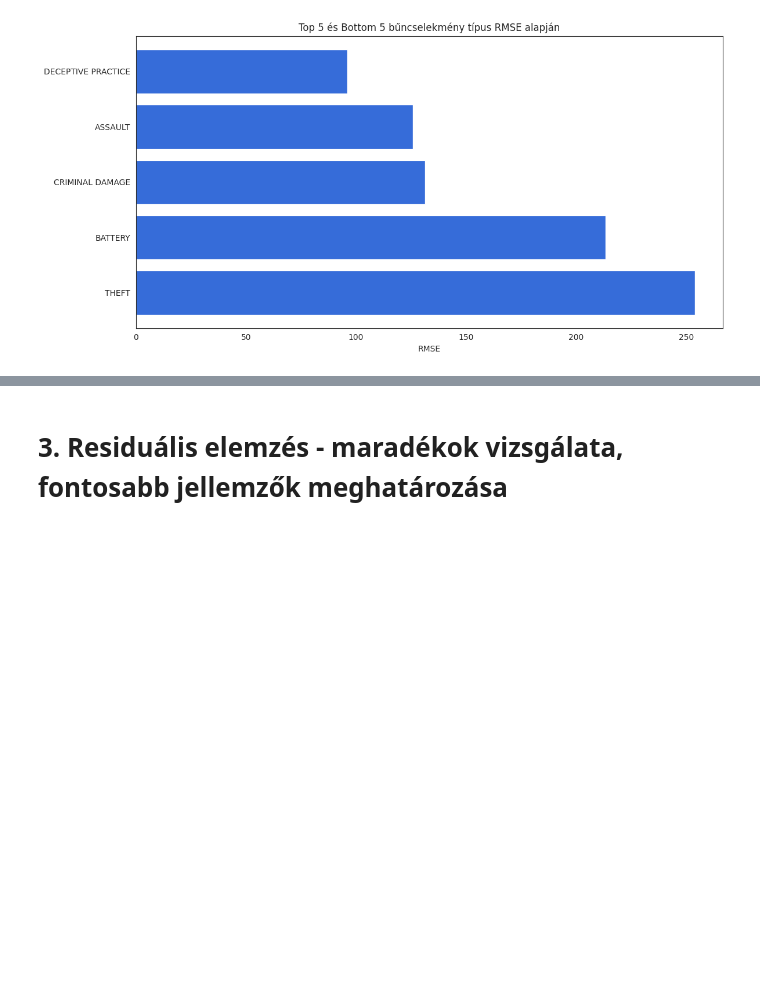
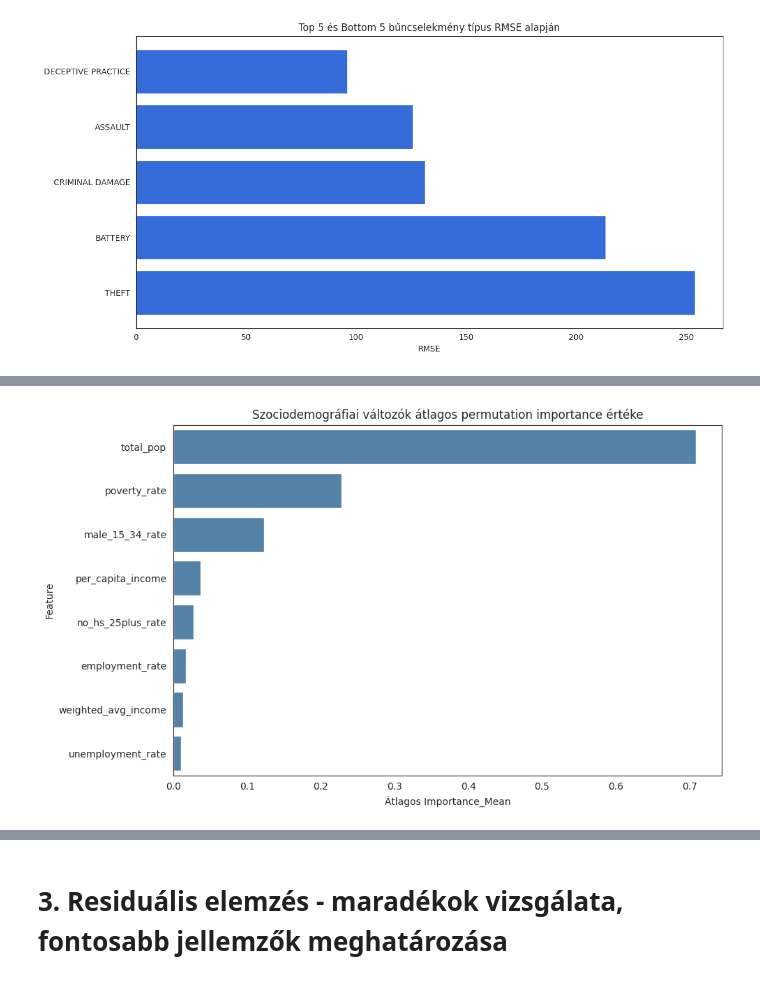
Before and after one commit to enikogyorfi/Szakdolgozat, a Jupyter notebook: Szocdem adatok.ipynb, the cells around one changed output, grey strips where cells are left out. Saved outputs shown, nothing was run; the diff lists cells and outputs as text; code cells hidden in the pictures; blank space fills up the shorter version.

```diff
--- a/Szocdem adatok.ipynb
+++ b/Szocdem adatok.ipynb
@@ -457,0 +584,19 @@ plt.show()
+# %%
+summary_imp = (
+    df_socio
+    .groupby("Feature")["Importance_Mean"]
+    .mean()
+    .reset_index()
+    .sort_values("Importance_Mean", ascending=False)
+)
+
+plt.figure(figsize=(10, 6))
+sns.barplot(data=summary_imp, x="Importance_Mean", y="Feature", color="steelblue")
+plt.title("Szociodemográfiai változók átlagos permutation importance értéke")
+plt.xlabel("Átlagos Importance_Mean")
+plt.ylabel("Feature")
+plt.tight_layout()
+plt.savefig("docs/Szakdolgozat docs/Images/Results_img/mean_socio_feature_importance.png", dpi=300, bbox_inches="tight")
+plt.show()
+# %% [output]
+[figure, added]
```
Also changed, not shown: parts of 6 cells of this notebook, 2 other files.
